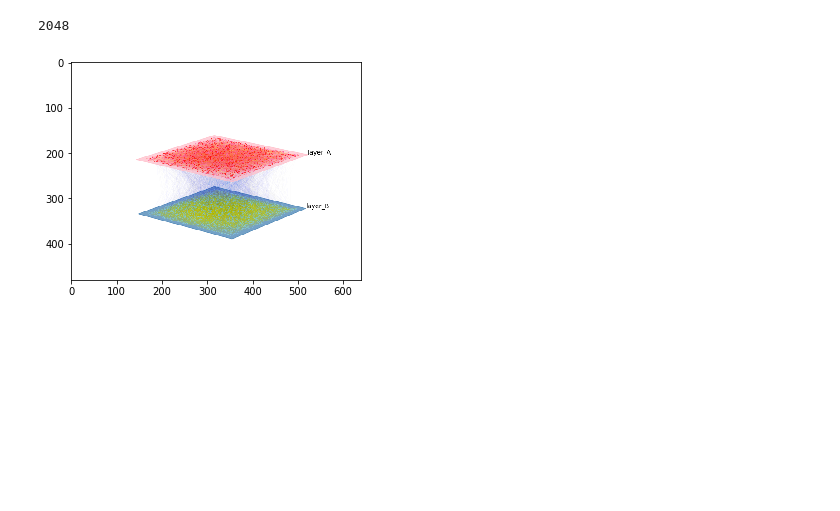
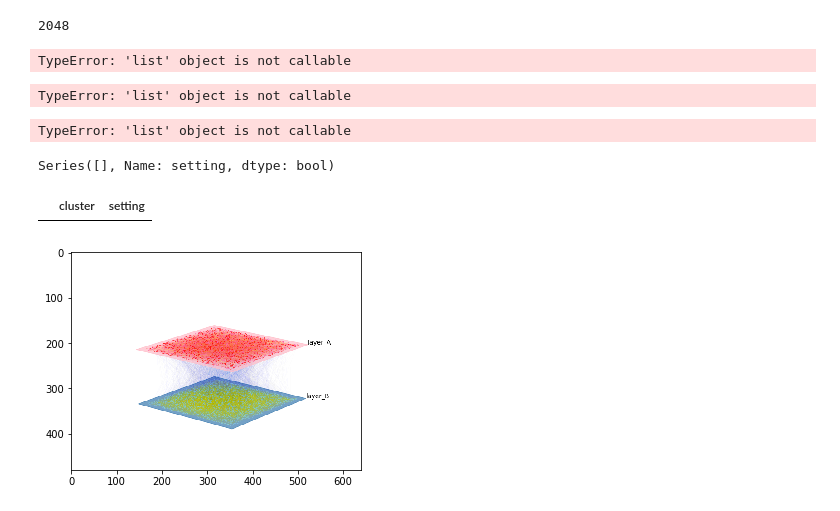
Before and after one commit to leighsix/CompetitionPycharm, a Jupyter notebook: Untitled.ipynb, the cells around one changed output. Cells and saved outputs as stored; diff of their text form; code cells hidden in the pictures; blank space fills up the shorter version.

```diff
--- a/Untitled.ipynb
+++ b/Untitled.ipynb
@@ -38,6 +38,26 @@ if __name__ == "__main__":
     print(myWindow.insert_initial_condition())
 # %% [output]
 2048
+# %%
+import pandas as pd
+import numpy as np
+np.a
+# %% [output]
+TypeError: 'list' object is not callable
+# %%
+df
+# %% [output]
+TypeError: 'list' object is not callable
+TypeError: 'list' object is not callable
+# %%
+df['cluster'] == 0.005
+df['setting'] == 0.001
+# %% [output]
+Series([], Name: setting, dtype: bool)
+# %%
+df
+# %% [output]
+|  | cluster | setting |
 # %%
 import Making_GUI
 
```
Also changed, not shown: 11 other files.
